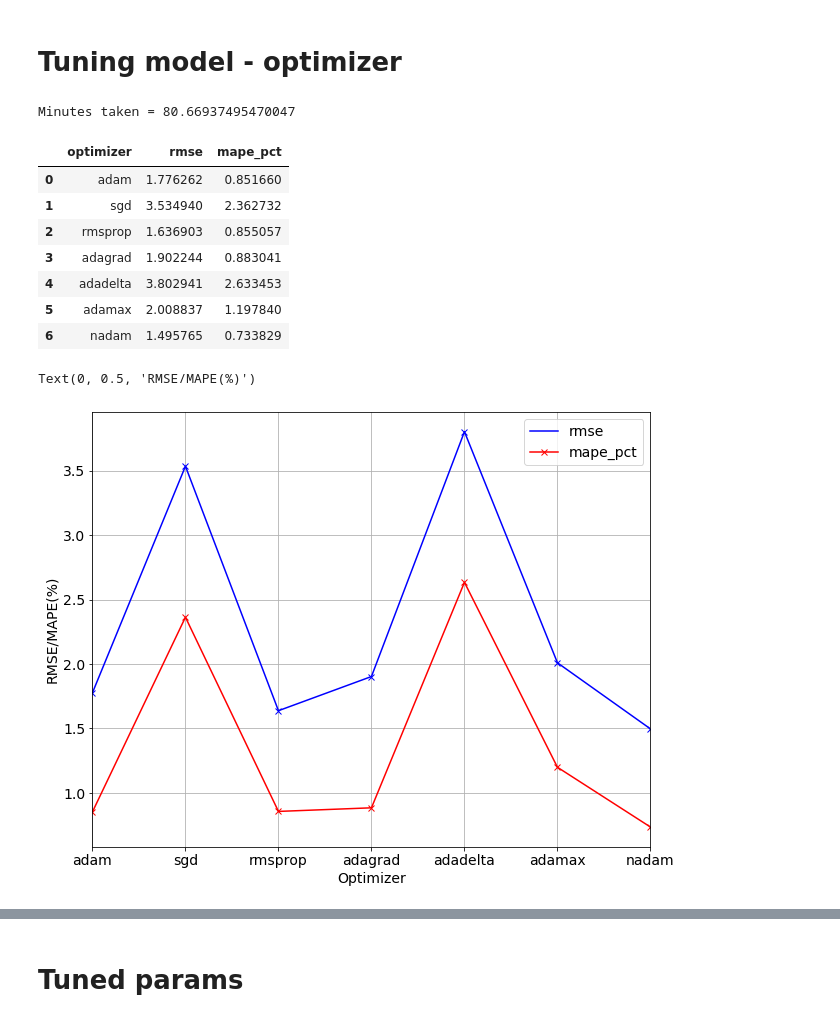
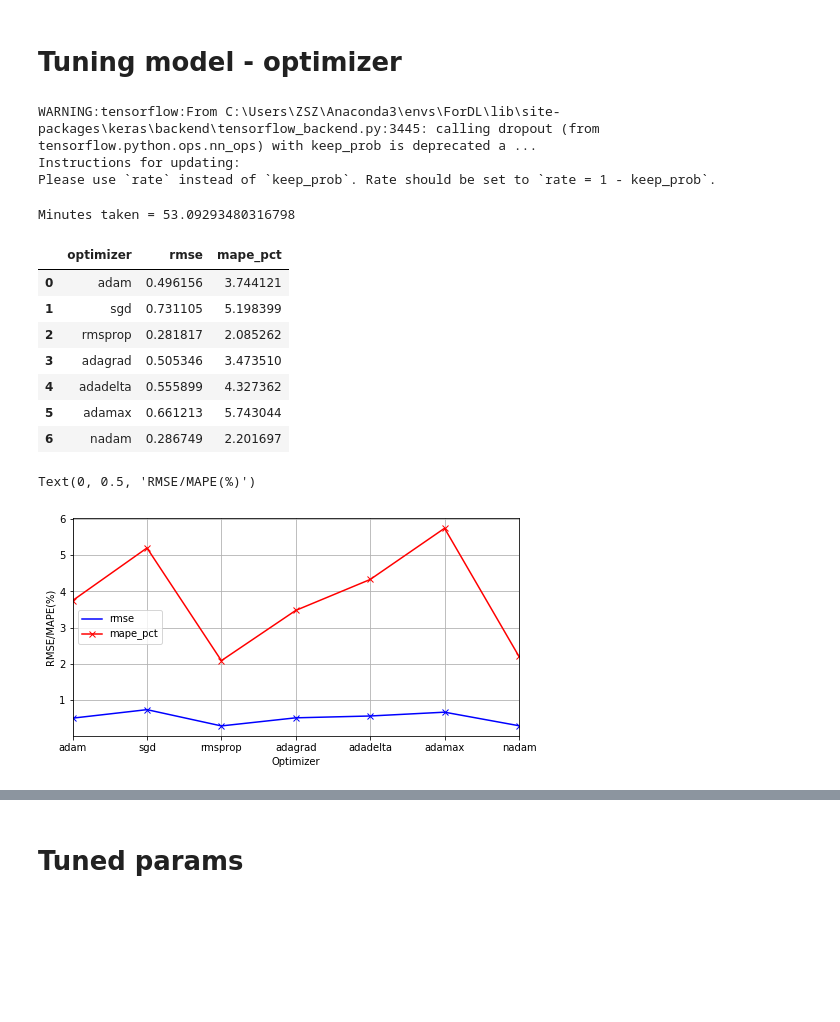
Before and after one commit to lkkljk/DL, a Jupyter notebook: 20190211/20190211/v4_lstm-Copy1.ipynb, the cells around one changed output, grey strips where cells are left out. Cells and saved outputs as stored; diff of their text form; code cells hidden in the pictures; blank space fills up the shorter version.

```diff
--- a/20190211/20190211/v4_lstm-Copy1.ipynb
+++ b/20190211/20190211/v4_lstm-Copy1.ipynb
@@ -217,6 +205,6 @@ y_train.shape = (444, 1)
 # %%
 # Scale the cv dataset according the min and max obtained from train set
-train_cv_scaled  = scaler.transform(np.array(train_cv['adj_close']).reshape(-1,1))
+train_cv_scaled  = scaler.transform(np.array(train_cv['close']).reshape(-1,1))
 
 # Split into x and y
 x_cv, y_cv = get_x_y(train_cv_scaled, N, num_train)
@@ -467,6 +449,6 @@ Minutes taken = 33.79049405256907
 # %%
 # Plot performance versus params
-rcParams['figure.figsize'] = 10, 8 # width 10, height 8
+rcParams['figure.figsize'] =8, 4 # width 10, height 8
 temp = error_rate[error_rate[param2_label]==param2_list[0]]
 ax = temp.plot(x=param_label, y='rmse', style='bs-', grid=True)
 legend_list = [param2_label + '_' + str(param2_list[0])]
@@ -598,3 +558,8 @@ optimum dropout_prob = 1.0
+# %%
+x_train_scaled, y_train_scaled = get_x_y(train_scaled, 58, 58)
+
+# Split cv into x and y
+x_cv_scaled, y_cv_scaled = get_x_y(train_cv_scaled, 58, num_train)
 # %%
 param_label = 'optimizer'
 param_list = ['adam', 'sgd', 'rmsprop', 'adagrad', 'adadelta', 'adamax', 'nadam']
@@ -609,11 +574,11 @@ for param in tqdm(param_list):
                                               x_cv_scaled, \
                                               y_cv_scaled, \
                                               scaler, \
-                                              lstm_units=lstm_units_opt, \
-                                              dropout_prob=dropout_prob_opt, \
+                                              lstm_units=128, \
+                                              dropout_prob=0.8, \
                                               optimizer=param, \
-                                              epochs=epochs_opt, \
-                                              batch_size=batch_size_opt)
+                                              epochs=40, \
+                                              batch_size=16)
 
     # Collect results
     error_rate[param_label].append(param)
@@ -625,27 +590,30 @@ toc = time.time()
 print("Minutes taken = " + str((toc-tic)/60.0))
 error_rate
 # %% [output]
-Minutes taken = 80.66937495470047
+WARNING:tensorflow:From C:\Users\ZSZ\Anaconda3\envs\ForDL\lib\site-packages\keras\backend\tensorflow_backend.py:3445: calling dropout (from tensorflow.python.ops.nn_ops) with keep_prob is deprecated a ...
+Instructions for updating:
+Please use `rate` instead of `keep_prob`. Rate should be set to `rate = 1 - keep_prob`.
+Minutes taken = 53.09293480316798
 |  | optimizer | rmse | mape_pct |
-| 0 | adam | 1.776262 | 0.851660 |
-| 1 | sgd | 3.534940 | 2.362732 |
-| 2 | rmsprop | 1.636903 | 0.855057 |
-| 3 | adagrad | 1.902244 | 0.883041 |
-| 4 | adadelta | 3.802941 | 2.633453 |
-| 5 | adamax | 2.008837 | 1.197840 |
-| 6 | nadam | 1.495765 | 0.733829 |
+| 0 | adam | 0.496156 | 3.744121 |
+| 1 | sgd | 0.731105 | 5.198399 |
+| 2 | rmsprop | 0.281817 | 2.085262 |
+| 3 | adagrad | 0.505346 | 3.473510 |
+| 4 | adadelta | 0.555899 | 4.327362 |
+| 5 | adamax | 0.661213 | 5.743044 |
+| 6 | nadam | 0.286749 | 2.201697 |
 # %%
 # Plot RMSE
-rcParams['figure.figsize'] = 10, 8 # width 10, height 8
+rcParams['figure.figsize'] = 8, 4 # width 10, height 8
 
 ax = error_rate.plot(x='optimizer', y='rmse', style='bx-', grid=True)
 ax = error_rate.plot(x='optimizer', y='mape_pct', style='rx-', grid=True, ax=ax)
 ax.set_xticklabels(param_list)
 ax.set_xlabel("Optimizer")
 ax.set_ylabel("RMSE/MAPE(%)")
 # %% [output]
 Text(0, 0.5, 'RMSE/MAPE(%)')
-[figure, old version]
+[figure, new version]
 # %%
 # Get optimum value for param and param2
 temp = error_rate[error_rate['rmse'] == error_rate['rmse'].min()]
```
Also changed, not shown: parts of 48 cells of this notebook, 9 other files.
